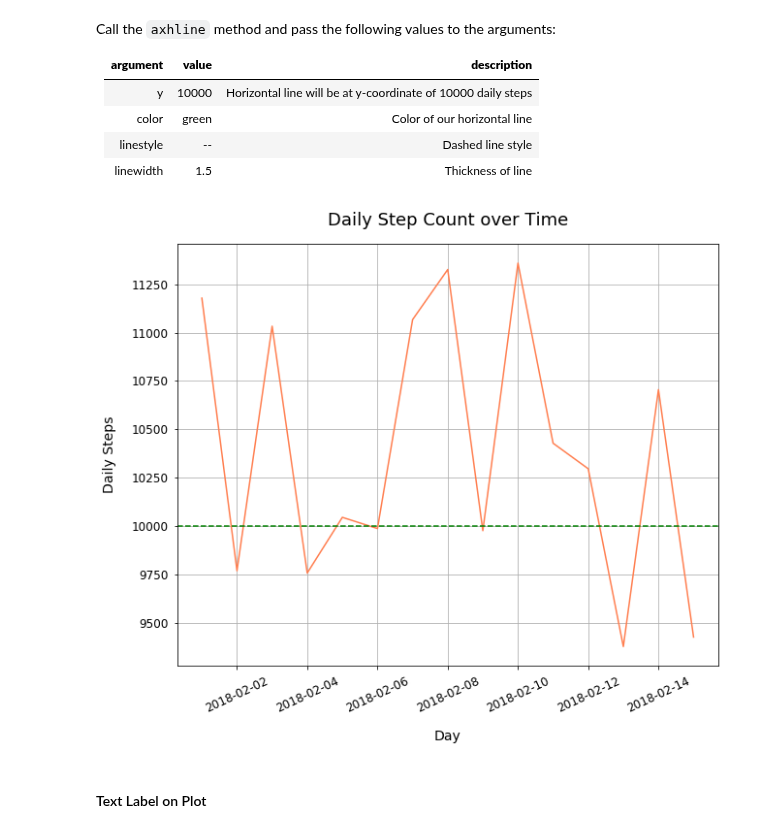
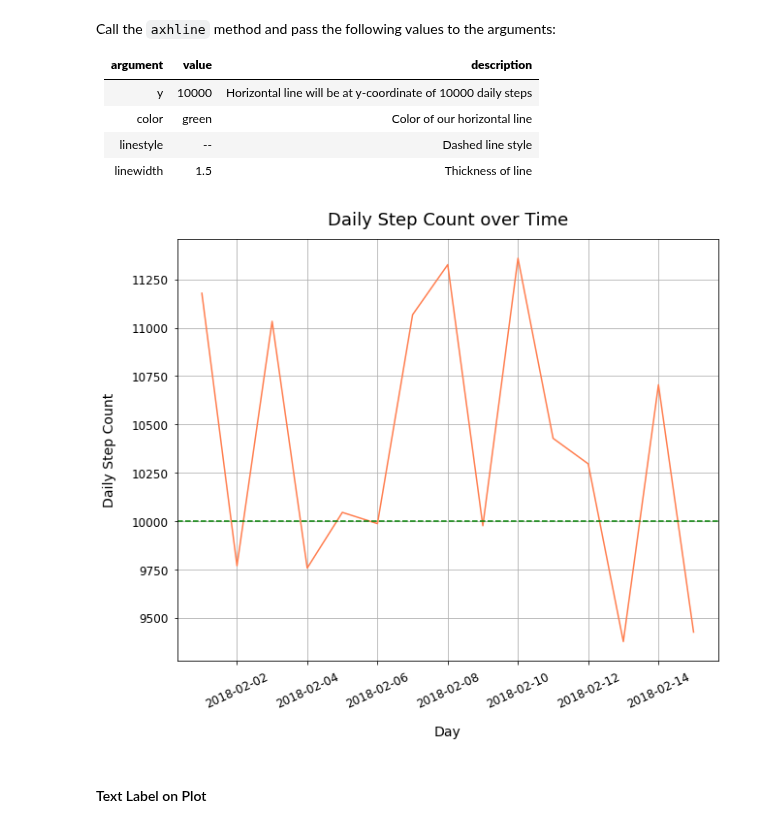
Before and after one commit to frieds/frieds.github.io, a Jupyter notebook: data-visualizations/customize_line_plots_matplotlib.ipynb, the cells around one changed output. Cells and saved outputs as stored; diff of their text form; code cells hidden in the pictures.

Commit message:
changes to many data viz posts so they're easier to understand and include best practice styles so it's easier to interpret plots

```diff
--- a/data-visualizations/customize_line_plots_matplotlib.ipynb
+++ b/data-visualizations/customize_line_plots_matplotlib.ipynb
@@ -76,15 +85,15 @@ Call the `axhline` method and pass the following values to the arguments:
 # %%
 plt.figure(figsize=(10, 8))
 plt.plot(dates_list, steps, color='coral')
-plt.title("Daily Step Count over Time", fontsize=18, y=1.03)
+plt.title("Daily Step Count over Time", fontsize=18, y=1.02)
 plt.xlabel("Day", fontsize=14, labelpad=15)
-plt.ylabel("Daily Steps", fontsize=14, labelpad=15)
+plt.ylabel("Daily Step Count", fontsize=14, labelpad=15)
 plt.tick_params(labelsize=12, pad=6)
 plt.xticks(rotation=25)
 plt.grid(True)
 plt.axhline(y=10000, color='green', linestyle='--', linewidth=1.5);
 # %% [output]
-[figure, old version]
+[figure, new version]
 # %% [markdown]
 #### Text Label on Plot
 # %% [markdown]
```
Also changed, not shown: parts of 10 cells of this notebook, 45 other files.
